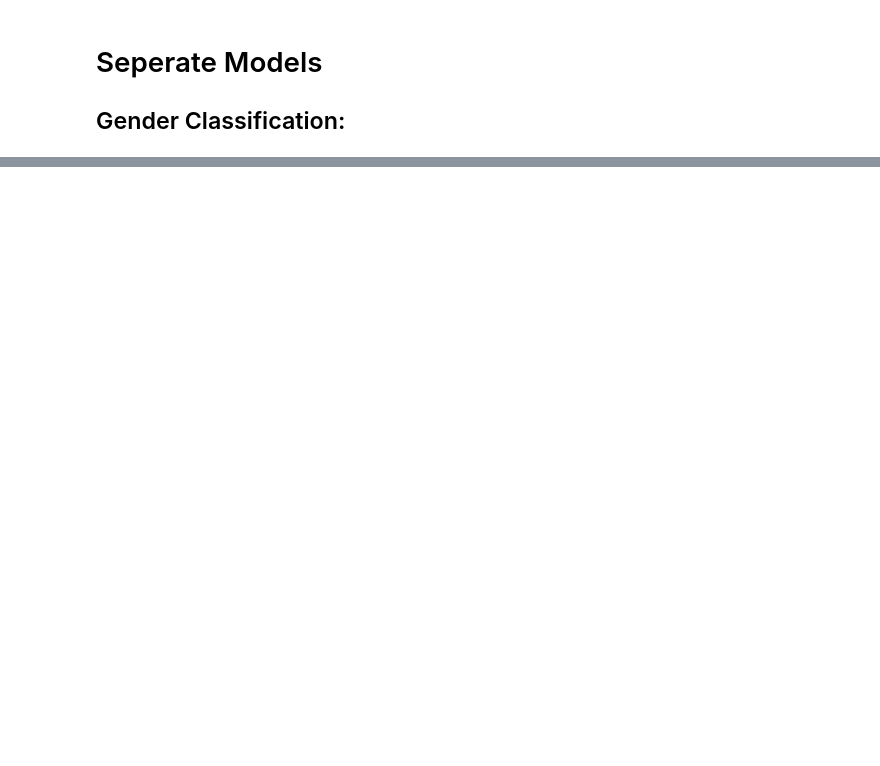
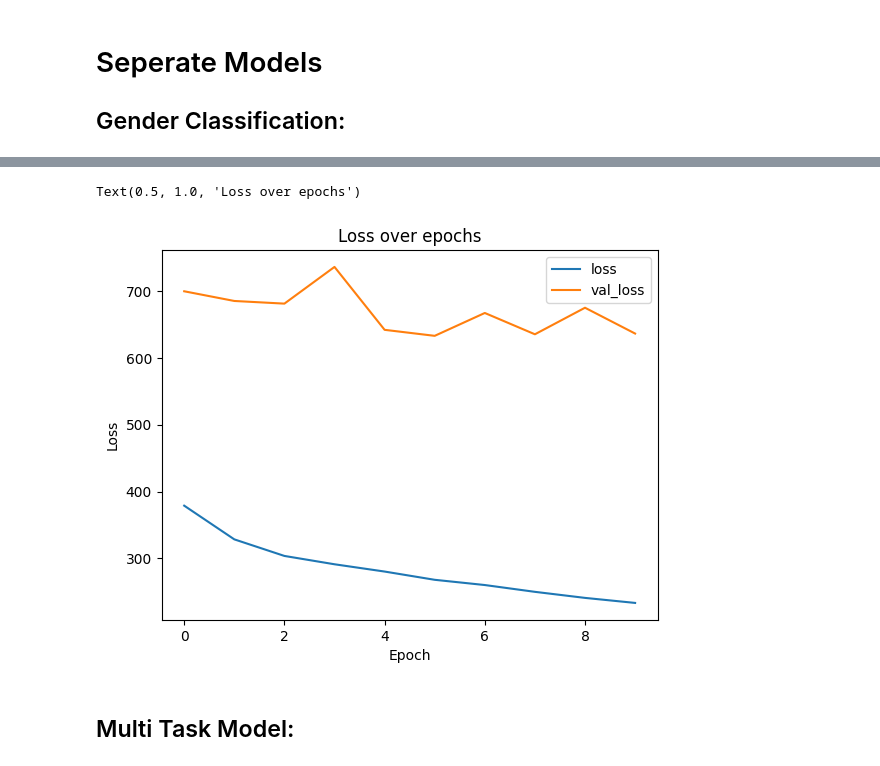
Before and after one commit to saakethkoka/ML-Lab2-Multi-Modal, a Jupyter notebook: celeb_faces.ipynb, the cells around one changed output, grey strips where cells are left out. Drawn from its saved outputs; the diff is of its cells as text; code cells hidden in the pictures; blank space fills up the shorter version.

```diff
--- a/celeb_faces.ipynb
+++ b/celeb_faces.ipynb
@@ -197,0 +288,30 @@ Epoch 1/100
+# %%
+strategy = tf.distribute.MirroredStrategy(
+    devices=["/gpu:0", "/gpu:1", "/gpu:2", "/gpu:3", "/gpu:4", "/gpu:5", "/gpu:6", "/gpu:7"]
+)
+with strategy.scope():
+
+
+    input = tf.keras.Input(shape=(256, 256, 3))
+
+    x = tf.keras.layers.Conv2D(16, (7, 7), activation='relu', kernel_regularizer=tf.keras.regularizers.l2(0.001))(input)
+    x = tf.keras.layers.BatchNormalization()(x)
+
+    # resnet block
+    x = resnet_block(x, 16)
+    x = resnet_block(x, 16)
+    x = resnet_block(x, 32, 2)
+    x = resnet_block(x, 32)
+    x = resnet_block(x, 64, 2)
+    x = resnet_block(x, 64)
+
+    x = tf.keras.layers.MaxPooling2D((2, 2))(x)
+    dense = tf.keras.layers.Flatten()(x)
+    dense = tf.keras.layers.Dropout(0.3)(dense)
+    output = tf.keras.layers.Dense(1, activation='linear')(dense)
+
+    age_regression_model = tf.keras.Model(inputs=input, outputs=output)
+
+    age_regression_model.compile(optimizer='adam', loss='mse')
+
+    age_regression_model.summary()
@@ -197,0 +348,8 @@ Epoch 1/100
+# %%
+history = age_regression_model.fit(X_train,
+        Y_age_train,
+        epochs=25,
+        batch_size=64,
+        validation_data=(X_test, Y_age_test),
+        callbacks=[tf.keras.callbacks.EarlyStopping(monitor='val_loss', patience=4, restore_best_weights=True)])
+age_regression_model.save(PICKLES_PATH + "age_regression_model.h5")
@@ -197,0 +396,12 @@ Epoch 1/100
+# %%
+plt.plot(history.history['loss'], label='loss')
+plt.plot(history.history['val_loss'], label = 'val_loss')
+plt.xlabel('Epoch')
+plt.ylabel('Loss')
+plt.legend()
+plt.title("Loss over epochs")
+# %% [output]
+Text(0.5, 1.0, 'Loss over epochs')
+[figure, added]
+# %% [markdown]
+## Multi Task Model:
```
Also changed, not shown: parts of 22 cells of this notebook.
